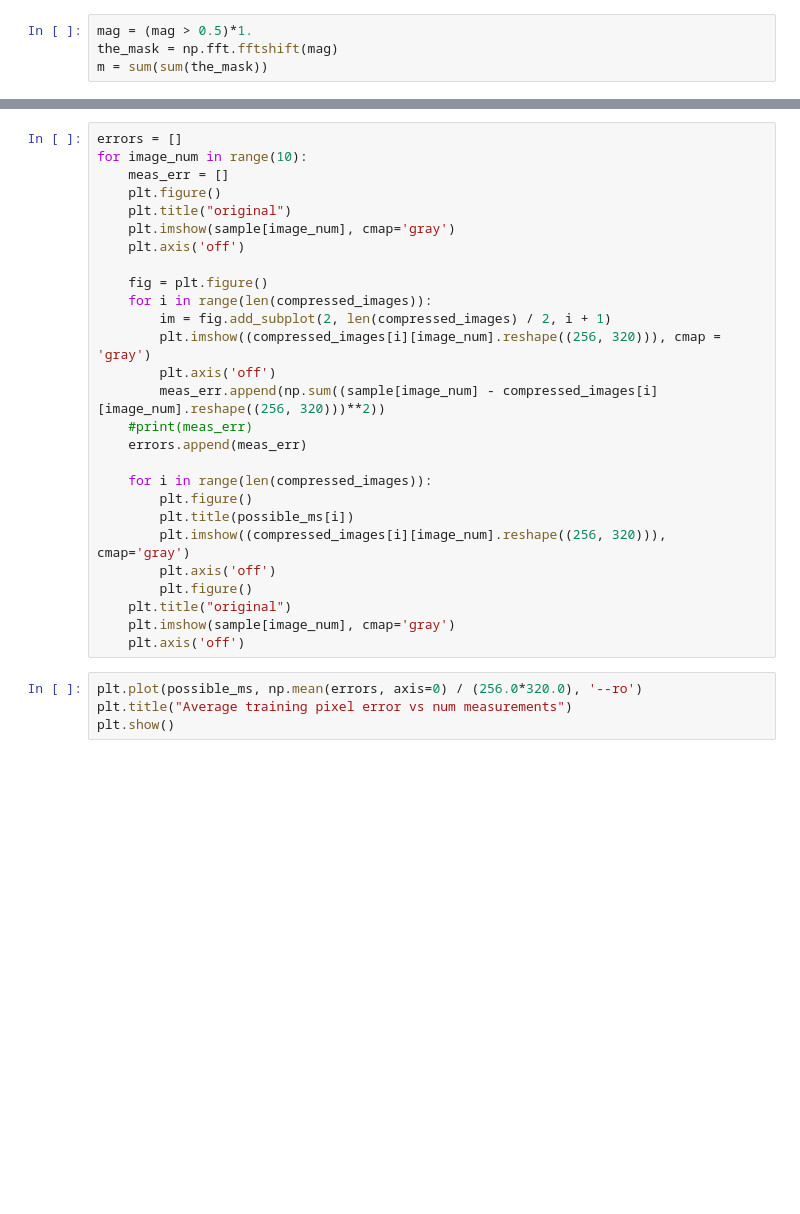
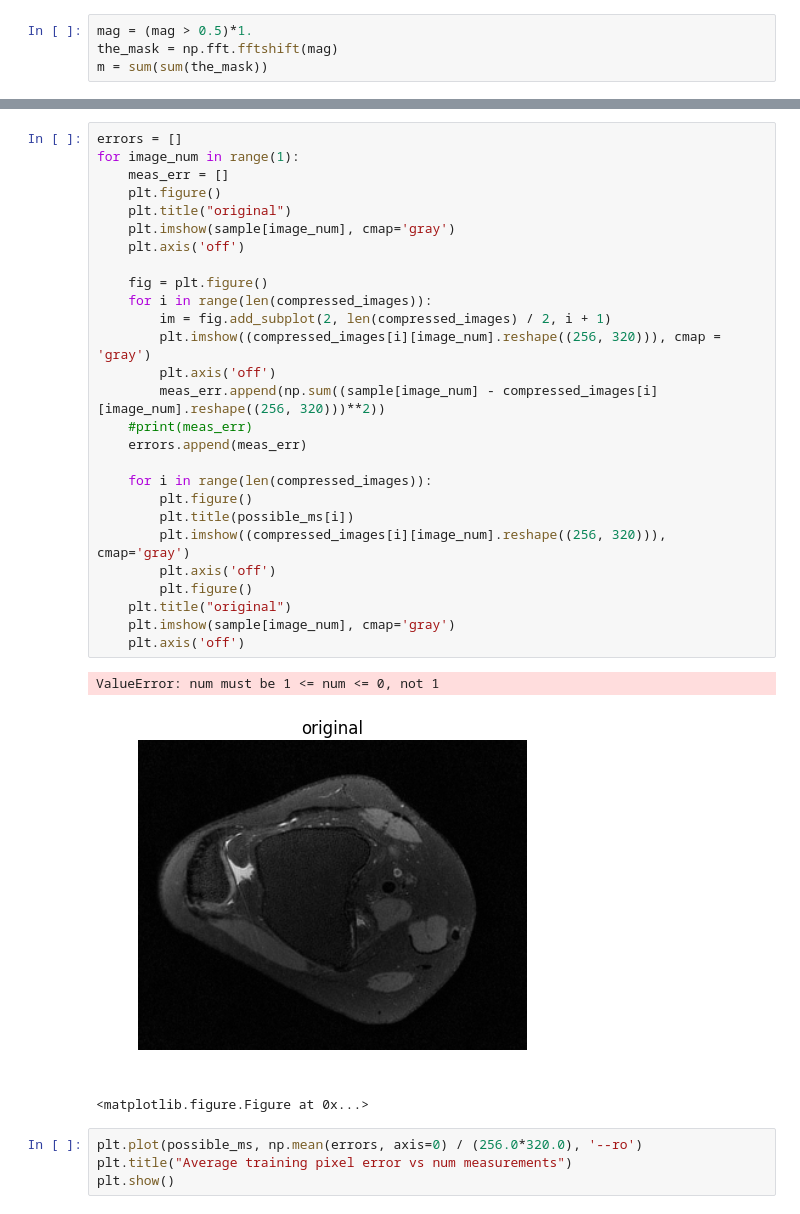
Before and after one commit to shloak/mri, a Jupyter notebook: 2train_z.ipynb, the cells around one changed output, grey strips where cells are left out. Drawn from its saved outputs; the diff is of its cells as text; blank space fills up the shorter version.

```diff
--- a/2train_z.ipynb
+++ b/2train_z.ipynb
@@ -227,30 +228,34 @@ InvalidArgumentError: No OpKernel was registered to support Op 'FFT2D' with thes
 # %%
 errors = []
-for image_num in range(10):
+for image_num in range(1):
     meas_err = []
     plt.figure()
     plt.title("original")
     plt.imshow(sample[image_num], cmap='gray')
     plt.axis('off')
 
     fig = plt.figure()
     for i in range(len(compressed_images)):
         im = fig.add_subplot(2, len(compressed_images) / 2, i + 1)
         plt.imshow((compressed_images[i][image_num].reshape((256, 320))), cmap = 'gray')
         plt.axis('off')
         meas_err.append(np.sum((sample[image_num] - compressed_images[i][image_num].reshape((256, 320)))**2))
     #print(meas_err)
     errors.append(meas_err)
 
     for i in range(len(compressed_images)):
         plt.figure()
         plt.title(possible_ms[i])
         plt.imshow((compressed_images[i][image_num].reshape((256, 320))), cmap='gray')
         plt.axis('off')
         plt.figure()
     plt.title("original")
     plt.imshow(sample[image_num], cmap='gray')
     plt.axis('off')
+# %% [output]
+ValueError: num must be 1 <= num <= 0, not 1
+[figure, added]
+<matplotlib.figure.Figure at 0x...>
 # %%
 plt.plot(possible_ms, np.mean(errors, axis=0) / (256.0*320.0), '--ro')
 plt.title("Average training pixel error vs num measurements")
```
Also changed, not shown: parts of 4 cells of this notebook.
